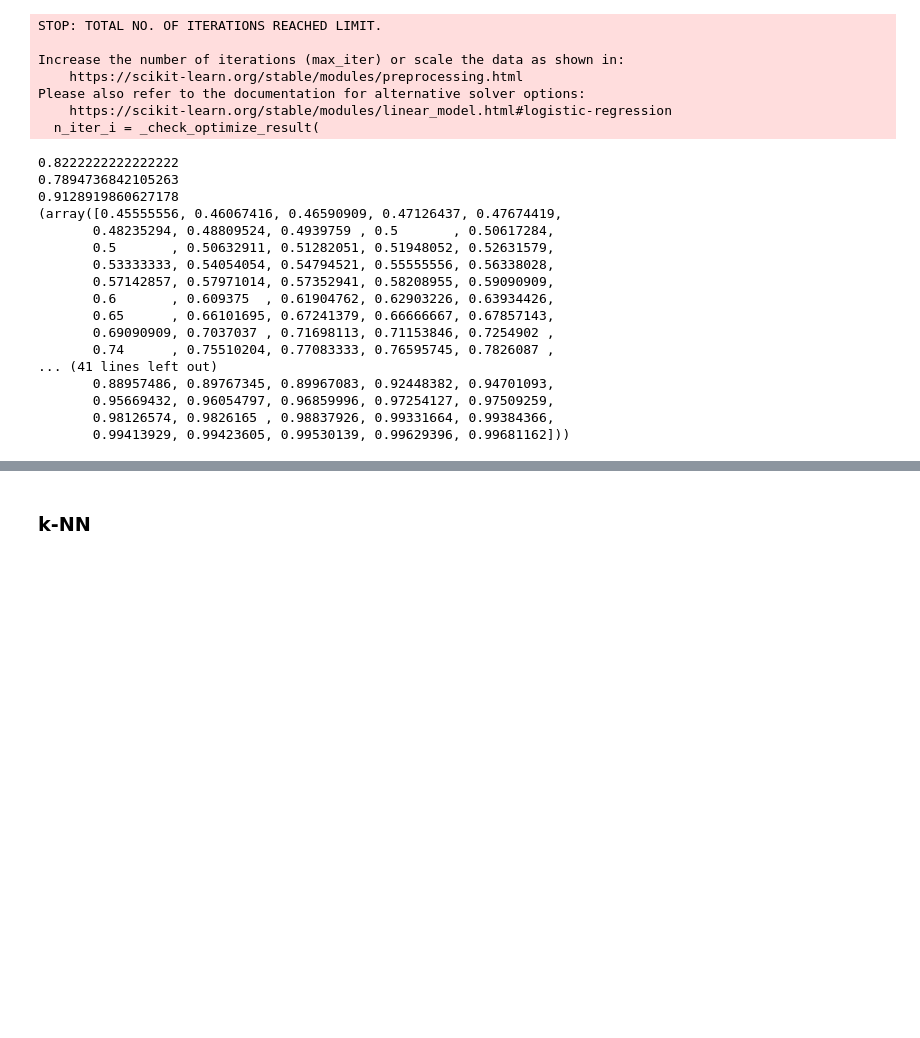
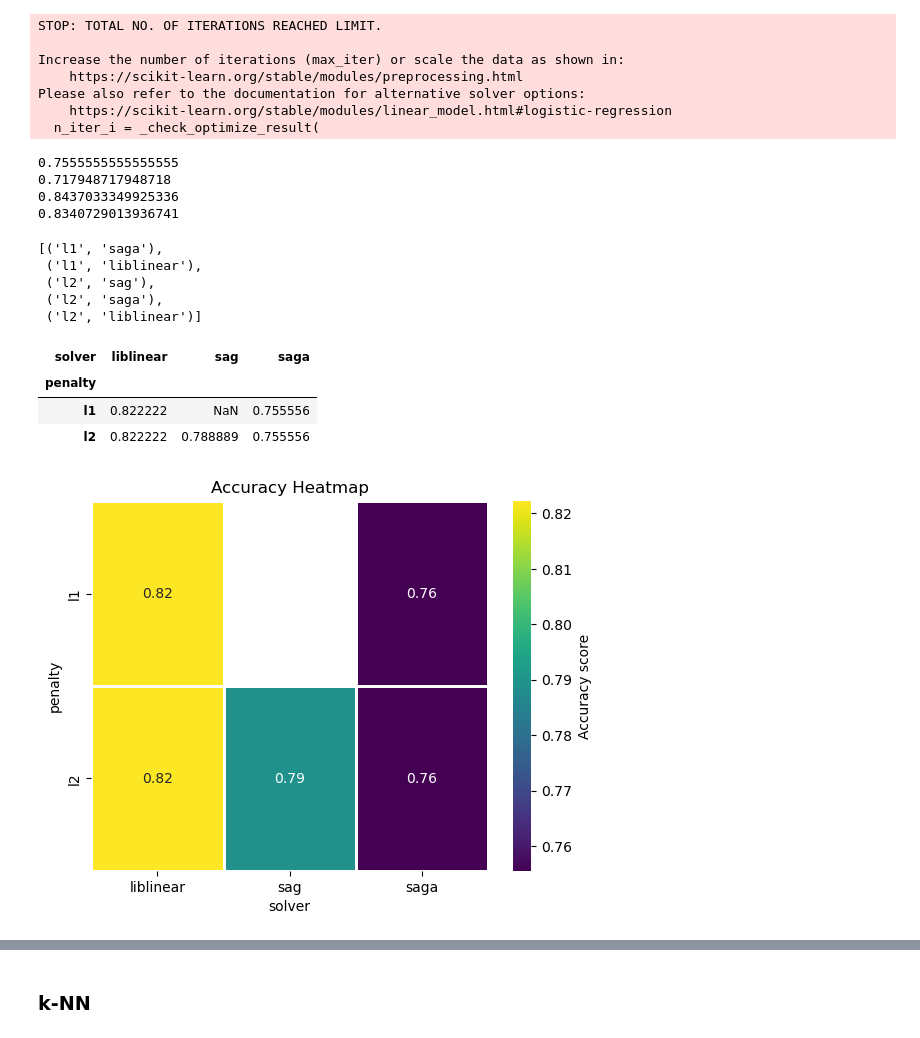
Before and after one commit to aleksandra-maciruta/BINF5507, a Jupyter notebook: Assignment_2/Scripts/main.ipynb, the cells around one changed output, grey strips where cells are left out. Saved outputs shown, nothing was run; the diff lists cells and outputs as text; code cells hidden in the pictures; blank space fills up the shorter version.

```diff
--- a/Assignment_2/Scripts/main.ipynb
+++ b/Assignment_2/Scripts/main.ipynb
@@ -323,7 +364,6 @@ Please also refer to the documentation for alternative solver options:
     https://scikit-learn.org/stable/modules/linear_model.html#logistic-regression
   n_iter_i = _check_optimize_result(
 # %%
-
 ACC = sklearn.metrics.accuracy_score(y_true=y_test, y_pred=y_pred)
 print(ACC)
 
@@ -333,23 +373,10 @@ print(F1)
 AUROC = sklearn.metrics.roc_auc_score(y_true=y_test, y_score=y_scores)
 print(AUROC)
 
-AUPRC = sklearn.metrics.precision_recall_curve(y_true=y_test,y_score=y_scores)
+AUPRC = sklearn.metrics.average_precision_score(y_true=y_test,y_score=y_scores)
 print(AUPRC)
 # %% [output]
-0.8222222222222222
-0.7894736842105263
-0.9128919860627178
-(array([0.45555556, 0.46067416, 0.46590909, 0.47126437, 0.47674419,
-       0.48235294, 0.48809524, 0.4939759 , 0.5       , 0.50617284,
-       0.5       , 0.50632911, 0.51282051, 0.51948052, 0.52631579,
-       0.53333333, 0.54054054, 0.54794521, 0.55555556, 0.56338028,
-       0.57142857, 0.57971014, 0.57352941, 0.58208955, 0.59090909,
-       0.6       , 0.609375  , 0.61904762, 0.62903226, 0.63934426,
-       0.65      , 0.66101695, 0.67241379, 0.66666667, 0.67857143,
-       0.69090909, 0.7037037 , 0.71698113, 0.71153846, 0.7254902 ,
-       0.74      , 0.75510204, 0.77083333, 0.76595745, 0.7826087 ,
-... (41 lines left out)
-       0.88957486, 0.89767345, 0.89967083, 0.92448382, 0.94701093,
-       0.95669432, 0.96054797, 0.96859996, 0.97254127, 0.97509259,
-       0.98126574, 0.9826165 , 0.98837926, 0.99331664, 0.99384366,
-       0.99413929, 0.99423605, 0.99530139, 0.99629396, 0.99681162]))
+0.7555555555555555
+0.717948717948718
+0.8437033349925336
+0.8340729013936741
@@ -377,0 +397,29 @@ for (a, l1) in alphas_l1s:
+# %%
+acc, f1, auroc, auprc = [], [], [], []
+
+for (a, b) in penalty_solvers:
+    try:
+        log_reg = LogisticRegression(penalty=a, solver=b, max_iter=1000)
+        log_reg.fit(X_train, y_train)
+        y_pred = log_reg.predict(X_test)
+        y_scores = log_reg.predict_proba(X_test)[:, 1]  # Needed for AUROC and AUPRC
+
+        ACC = sklearn.metrics.accuracy_score(y_test, y_pred)
+        F1 = sklearn.metrics.f1_score(y_test, y_pred)
+
+        fpr, tpr, _ = sklearn.metrics.roc_curve(y_test, y_scores)
+        AUROC = sklearn.metrics.auc(fpr, tpr)
+
+        precision, recall, _ = sklearn.metrics.precision_recall_curve(y_test, y_scores)
+        AUPRC = sklearn.metrics.auc(recall, precision)  # Correct order
+
+
+        acc.append((a, b, ACC))
+
+        f1.append((a, b, F1))
+
+        auroc.append((a, b, AUROC, (fpr, tpr)))
+        auprc.append((a, b, AUPRC, (recall, precision)))
+
+    except ValueError as e:
+        print(f"Skipping (penalty={a}, solver={b}) due to error: {e}")
@@ -377,0 +428,25 @@ for (a, l1) in alphas_l1s:
+# %%
+penalty_solvers
+# %% [output]
+[('l1', 'saga'),
+ ('l1', 'liblinear'),
+ ('l2', 'sag'),
+ ('l2', 'saga'),
+ ('l2', 'liblinear')]
+# %%
+acc_heatmap = pd.DataFrame(acc, columns=["penalty", "solver", "ACC"]).pivot(index="penalty", columns="solver", values="ACC")
+acc_heatmap
+# %% [output]
+| solver | liblinear | sag | saga |
+| penalty |  |  |  |
+| l1 | 0.822222 | NaN | 0.755556 |
+| l2 | 0.822222 | 0.788889 | 0.755556 |
+# %%
+ax = sns.heatmap(acc_heatmap,
+             annot=True,
+             cmap='viridis',
+             linewidths=1,
+             linecolor='white',
+             cbar_kws={'label': 'Accuracy score'}).set_title("Accuracy Heatmap")
+# %% [output]
+[figure, added]
```
Also changed, not shown: parts of 43 cells of this notebook, 1 other file.
